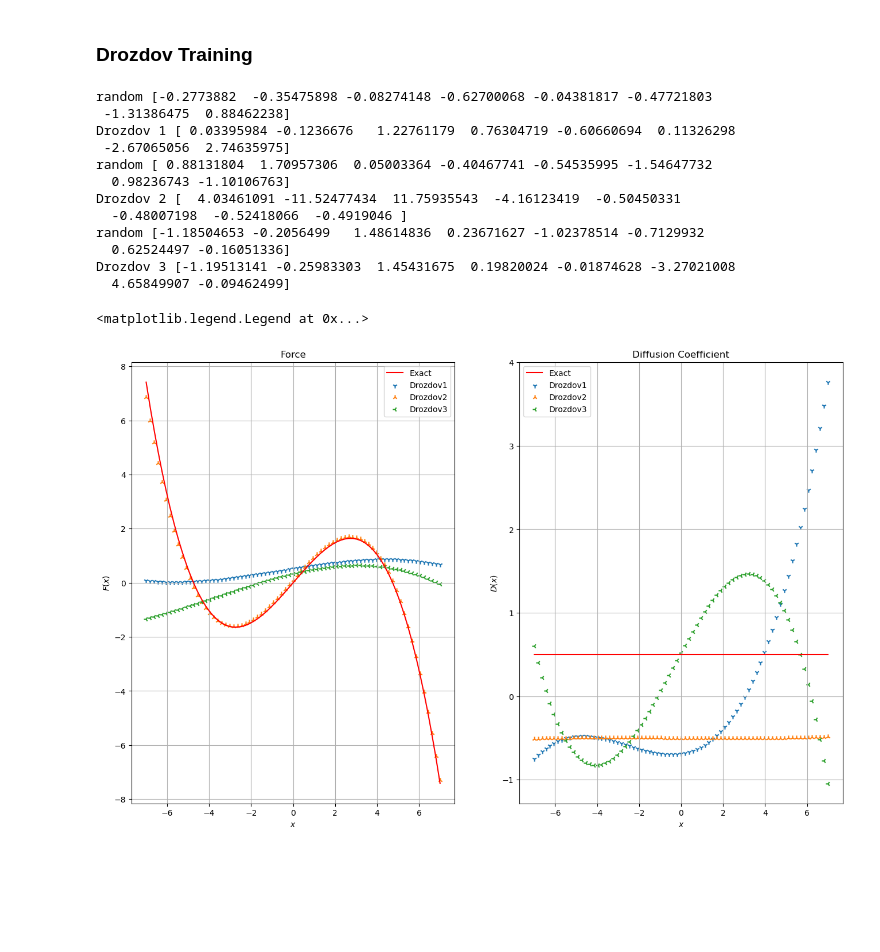
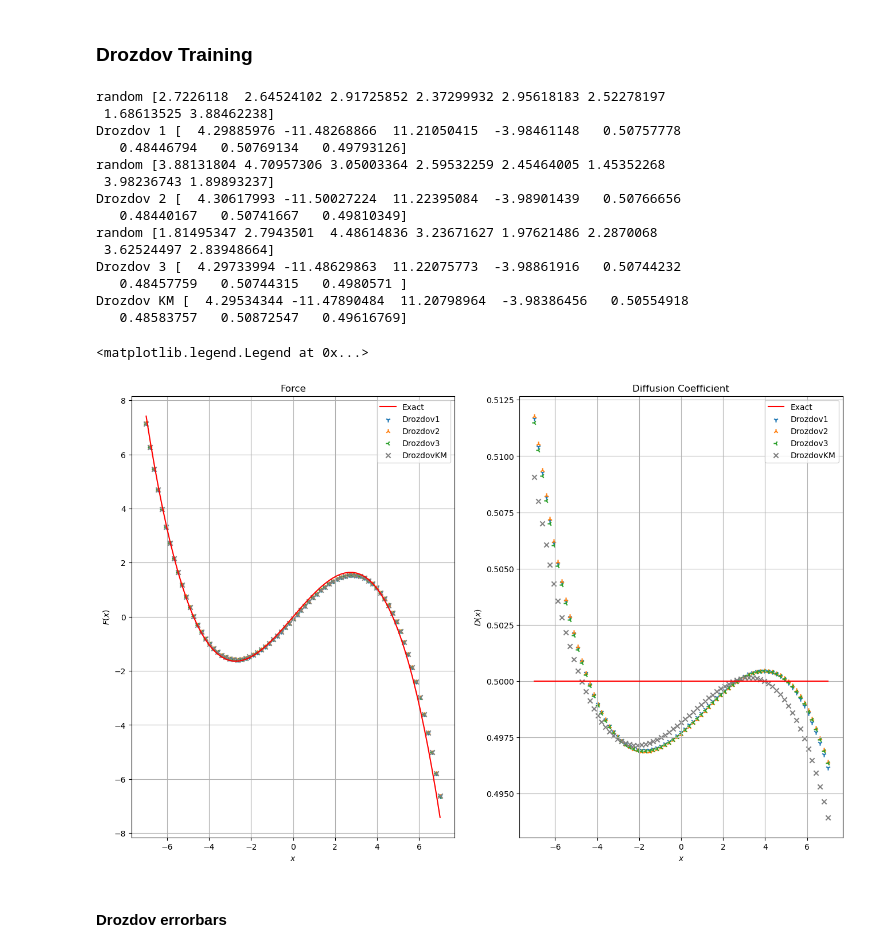
Before and after one commit to Dani-dB/folie, a Jupyter notebook: errorbars/random-coef0.ipynb, the cells around one changed output. Drawn from its saved outputs; the diff is of its cells as text; code cells hidden in the pictures; blank space fills up the shorter version.

```diff
--- a/errorbars/random-coef0.ipynb
+++ b/errorbars/random-coef0.ipynb
@@ -11,8 +11,9 @@ from copy import deepcopy
 This notebook runs a simulation once to generate data, then for each estimator run 3 different estimations starting from different coefficients $ \sim \mathcal{N}(\mu,\sigma^2)$
 Choose your Hyper-parameters $\mu$ and $\sigma$
 # %%
-mu = 0.0
-sigma = 1.0
+mu = 3
+sigma = 1
+M = 3 # number of differnt estimation for a given estimator and given data
 np.random.seed(3)
 # %% [markdown]
 ## Generate data
@@ -35,7 +36,7 @@ simulator = fl.simulations.Simulator(fl.simulations.EulerStepper(model_simu), dt
 
 
 # initialize positions
-ntraj = 30
+ntraj = 50
 q0 = np.empty(ntraj)
 for i in range(len(q0)):
     q0[i] = 0
@@ -130,7 +182,9 @@ domain = fl.MeshedDomain.create_from_range(np.linspace(data.stats.min, data.stat
 trainmodel = fl.models.Overdamped(force=fl.functions.BSplinesFunction(domain), has_bias=None)
 
 Elerian_res=[]
-for index in range(3):
+Elerian_fes=[]
+markers=['1','2','3']
+for index in range(M):
     coefficients0= np.random.normal(loc=mu, scale=sigma, size=2*nknots)
     print('random',coefficients0)
     estimator = fl.LikelihoodEstimator(fl.ElerianDensity(trainmodel) ,n_jobs=4)
@@ -138,6 +192,14 @@ for index in range(3):
     print('Elerian',index +1,Elerian_res[index].coefficients)
     axs[0].scatter(xfa, Elerian_res[index].force(xfa.reshape(-1, 1)), marker=markers[index], label='Elerian'+str(index+1))
     axs[1].scatter(xfa, Elerian_res[index].diffusion(xfa.reshape(-1, 1)), marker=markers[index], label='Elerian'+str(index+1))
+    Elerian_fes.append(fl.analysis.free_energy_profile_1d(Elerian_res[index],xfa))
+    axf.plot(xfa,Elerian_fes[index])
+
+Elerian_res0=fl.LikelihoodEstimator(fl.EulerDensity(trainmodel) ,n_jobs=4).fit_fetch(data)
+print('Euler KM',Elerian_res0.coefficients)
+axs[0].scatter(xfa, Elerian_res0.force(xfa.reshape(-1, 1)),color = 'grey', marker='x', label='ElerianKM')
+axs[1].scatter(xfa, Elerian_res0.diffusion(xfa.reshape(-1, 1)), color = 'grey',marker='x', label='ElerianKM')
+
 axs[0].legend()
 axs[1].legend()
 # %% [output]
@@ -179,7 +293,9 @@ domain = fl.MeshedDomain.create_from_range(np.linspace(data.stats.min, data.stat
 trainmodel = fl.models.Overdamped(force=fl.functions.BSplinesFunction(domain), has_bias=None)
 
 Kessler_res=[]
-for index in range(3):
+Kessler_fes=[]
+markers=['1','2','3']
+for index in range(M):
     coefficients0= np.random.normal(loc=mu, scale=sigma, size=2*nknots)
     print('random',coefficients0)
     estimator = fl.LikelihoodEstimator(fl.KesslerDensity(trainmodel) ,n_jobs=4)
@@ -187,6 +303,14 @@ for index in range(3):
     print('Kessler',index +1,Kessler_res[index].coefficients)
     axs[0].scatter(xfa, Kessler_res[index].force(xfa.reshape(-1, 1)), marker=markers[index], label='Kessler'+str(index+1))
     axs[1].scatter(xfa, Kessler_res[index].diffusion(xfa.reshape(-1, 1)), marker=markers[index], label='Kessler'+str(index+1))
+    Kessler_fes.append(fl.analysis.free_energy_profile_1d(Kessler_res[index],xfa))
+    axf.plot(xfa,Kessler_fes[index])
+
+Kessler_res0=fl.LikelihoodEstimator(fl.KesslerDensity(trainmodel) ,n_jobs=4).fit_fetch(data)
+print('Kessler KM',Kessler_res0.coefficients)
+axs[0].scatter(xfa, Kessler_res0.force(xfa.reshape(-1, 1)),color = 'grey', marker='x', label='KesslerKM')
+axs[1].scatter(xfa, Kessler_res0.diffusion(xfa.reshape(-1, 1)), color = 'grey',marker='x', label='KesslerKM')
+
 axs[0].legend()
 axs[1].legend()
 # %% [output]
@@ -213,44 +389,58 @@ np.random.seed(3)
 axs[0].set_title("Force")
 axs[0].set_xlabel("$x$")
 axs[0].set_ylabel("$F(x)$")
 axs[0].grid()
 
 axs[1].set_title("Diffusion Coefficient")
 axs[1].set_xlabel("$x$")
 axs[1].set_ylabel("$D(x)$")
 axs[1].grid()
 
 xfa = np.linspace(-7.0, 7.0, 75)
 axs[0].plot(xfa, model_simu.force(xfa.reshape(-1, 1)),color='r', label="Exact")
 axs[1].plot(xfa, model_simu.diffusion(xfa.reshape(-1, 1)), color='r',label="Exact")
 
 nknots=4
 domain = fl.MeshedDomain.create_from_range(np.linspace(data.stats.min, data.stats.max, nknots).ravel())
 trainmodel = fl.models.Overdamped(force=fl.functions.BSplinesFunction(domain), has_bias=None)
 
 Drozdov_res=[]
-for index in range(3):
+Drozdov_fes=[]
+markers=['1','2','3']
+for index in range(M):
     coefficients0= np.random.normal(loc=mu, scale=sigma, size=2*nknots)
     print('random',coefficients0)
     estimator = fl.LikelihoodEstimator(fl.DrozdovDensity(trainmodel) ,n_jobs=4)
     Drozdov_res.append(estimator.fit_fetch(data,coefficients0=coefficients0))
     print('Drozdov',index +1,Drozdov_res[index].coefficients)
     axs[0].scatter(xfa, Drozdov_res[index].force(xfa.reshape(-1, 1)), marker=markers[index], label='Drozdov'+str(index+1))
     axs[1].scatter(xfa, Drozdov_res[index].diffusion(xfa.reshape(-1, 1)), marker=markers[index], label='Drozdov'+str(index+1))
+    Drozdov_fes.append(fl.analysis.free_energy_profile_1d(Drozdov_res[index],xfa))
+    axf.plot(xfa,Drozdov_fes[index])
+
+Drozdov_res0=fl.LikelihoodEstimator(fl.EulerDensity(trainmodel) ,n_jobs=4).fit_fetch(data)
+print('Drozdov KM',Drozdov_res0.coefficients)
+axs[0].scatter(xfa, Drozdov_res0.force(xfa.reshape(-1, 1)),color = 'grey', marker='x', label='DrozdovKM')
+axs[1].scatter(xfa, Drozdov_res0.diffusion(xfa.reshape(-1, 1)), color = 'grey',marker='x', label='DrozdovKM')
+
 axs[0].legend()
 axs[1].legend()
 # %% [output]
-random [-0.2773882  -0.35475898 -0.08274148 -0.62700068 -0.04381817 -0.47721803
- -1.31386475  0.88462238]
-Drozdov 1 [ 0.03395984 -0.1236676   1.22761179  0.76304719 -0.60660694  0.11326298
- -2.67065056  2.74635975]
-random [ 0.88131804  1.70957306  0.05003364 -0.40467741 -0.54535995 -1.54647732
-  0.98236743 -1.10106763]
-Drozdov 2 [  4.03461091 -11.52477434  11.75935543  -4.16123419  -0.50450331
-  -0.48007198  -0.52418066  -0.4919046 ]
-random [-1.18504653 -0.2056499   1.48614836  0.23671627 -1.02378514 -0.7129932
-  0.62524497 -0.16051336]
-Drozdov 3 [-1.19513141 -0.25983303  1.45431675  0.19820024 -0.01874628 -3.27021008
-  4.65849907 -0.09462499]
+random [2.7226118  2.64524102 2.91725852 2.37299932 2.95618183 2.52278197
+ 1.68613525 3.88462238]
+Drozdov 1 [  4.29885976 -11.48268866  11.21050415  -3.98461148   0.50757778
+   0.48446794   0.50769134   0.49793126]
+random [3.88131804 4.70957306 3.05003364 2.59532259 2.45464005 1.45352268
+ 3.98236743 1.89893237]
+Drozdov 2 [  4.30617993 -11.50027224  11.22395084  -3.98901439   0.50766656
+   0.48440167   0.50741667   0.49810349]
+random [1.81495347 2.7943501  4.48614836 3.23671627 1.97621486 2.2870068
+ 3.62524497 2.83948664]
+Drozdov 3 [  4.29733994 -11.48629863  11.22075773  -3.98861916   0.50744232
+   0.48457759   0.50744315   0.4980571 ]
+Drozdov KM [  4.29534344 -11.47890484  11.20798964  -3.98386456   0.50554918
+   0.48583757   0.50872547   0.49616769]
 <matplotlib.legend.Legend at 0x...>
-[figure, old version]
+[figure, new version]
+# %% [markdown]
+#### Drozdov errorbars
```
Also changed, not shown: parts of 12 cells of this notebook, 1 other file.
